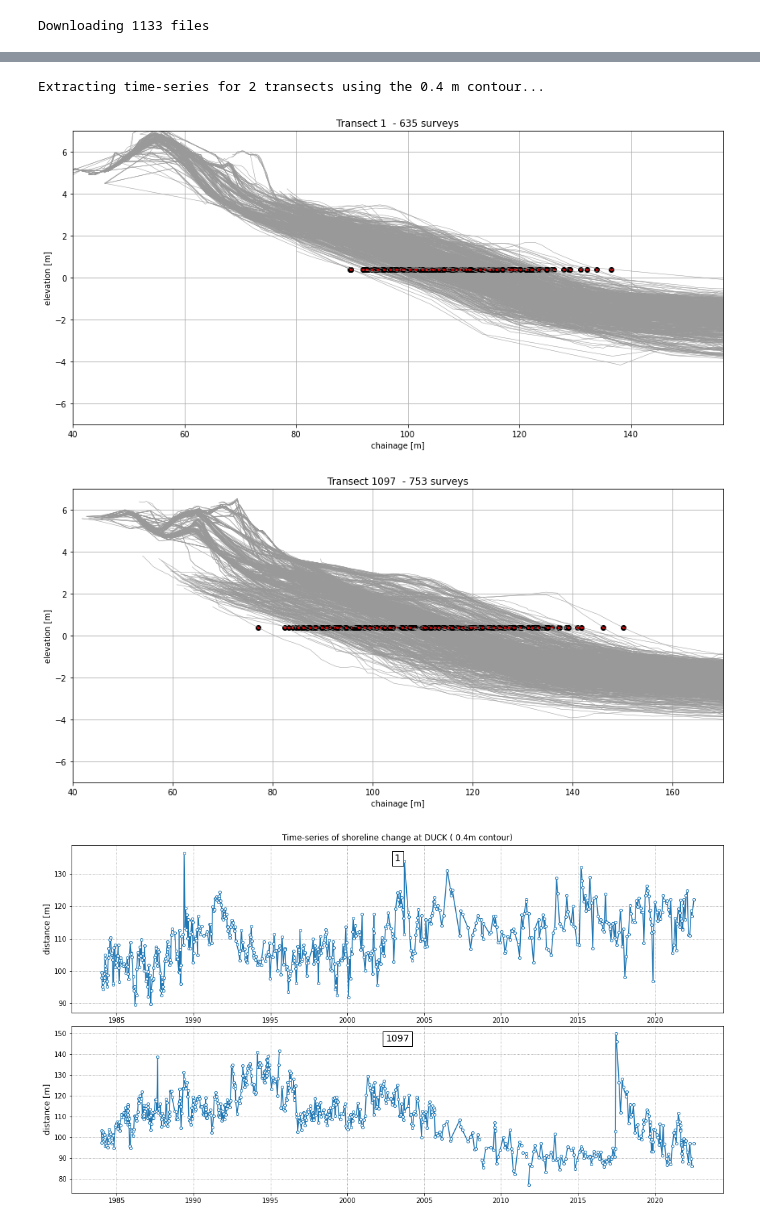
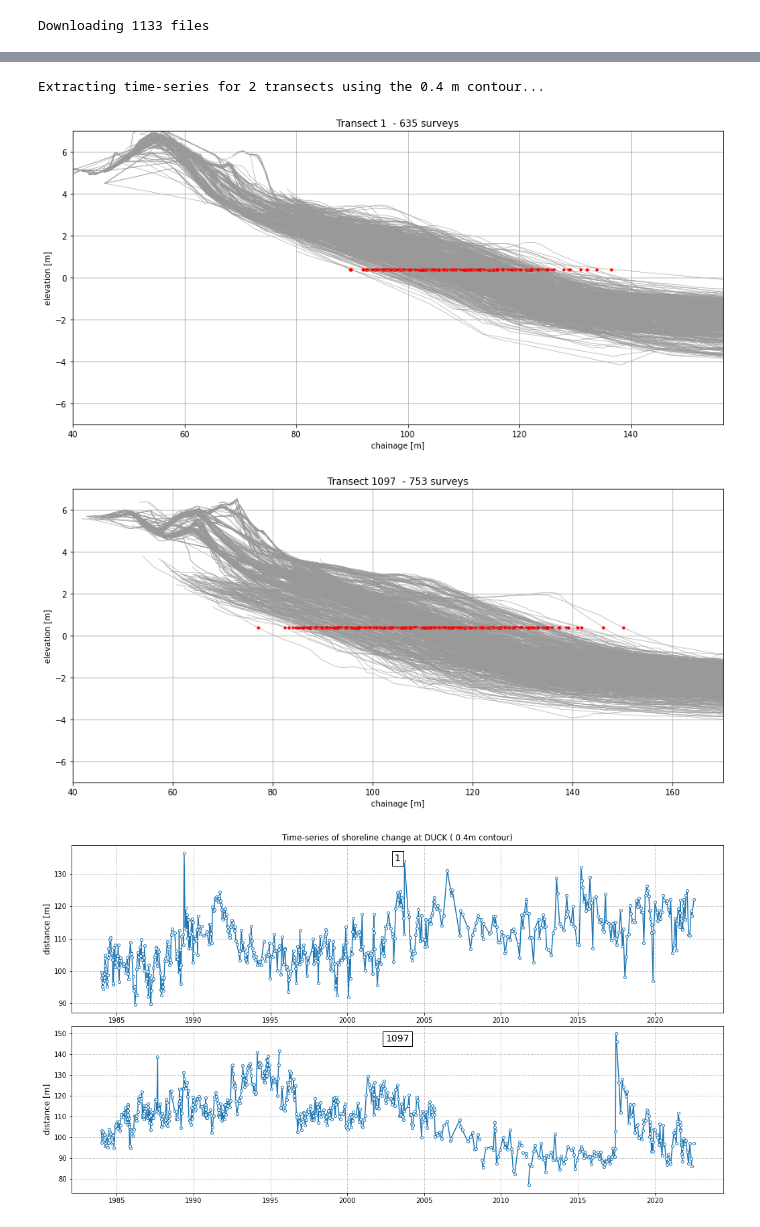
Before and after one commit to SatelliteShorelines/SDS_Benchmark, a Jupyter notebook: 1_preprocess_datasets.ipynb, the cells around one changed output, grey strips where cells are left out. Drawn from its saved outputs; the diff is of its cells as text; code cells hidden in the pictures.

```diff
--- a/1_preprocess_datasets.ipynb
+++ b/1_preprocess_datasets.ipynb
@@ -307,37 +308,36 @@ for i in range(len(pf_names)):
         elevations = survey['elevation'][idx]
         # sort by chainages
         idx_sorted = np.argsort(chainages)
         chainages = chainages[idx_sorted]
         elevations = elevations[idx_sorted]
         chainages_interp = np.arange(np.min(chainages)-1,np.max(chainages)+1,1)
         elevations_interp = np.interp(chainages_interp,chainages,elevations)
         # use interpolation to extract the chainage at the contour level
         f = interpolate.interp1d(elevations_interp, chainages_interp, bounds_error=False)
         chainage_contour_level = float(f(contour_level))
-        plt.plot(chainage_contour_level,contour_level,'ko')
         topo_profiles[pf_names[i]]['chainages'].append(chainage_contour_level)
         topo_profiles[pf_names[i]]['dates'].append(date)
         ax.plot(chainages,elevations,'-',c='0.6',lw=0.5)
-        ax.plot(chainage_contour_level,contour_level,'ro',ms=2,mfc='None')
+        ax.plot(chainage_contour_level,contour_level,'r.')
 
     # convert to np.array
     topo_profiles[pf_names[i]]['chainages'] = np.array(topo_profiles[pf_names[i]]['chainages'])
     if len(topo_profiles[pf_names[i]]['dates']) > 0:
         ax.set(title = 'Transect %s  - %d surveys'%(pf_names[i],len(topo_profiles[pf_names[i]]['dates'])),
                xlabel='chainage [m]', ylabel='elevation [m]', ylim=[-7,7],
                xlim=[40,np.nanmax(topo_profiles[pf_names[i]]['chainages'])+20])
         fig.savefig(os.path.join(fp_figs, 'transect_%s.jpg'%pf_names[i]), dpi=100)
     else:
         topo_profiles.pop(pf_names[i])
         plt.close(fig)
 
 # save survey data
 with open(os.path.join(data_folder, 'DUCK_groundtruth' + '.pkl'), 'wb') as f:
     pickle.dump(topo_profiles, f)
 # %% [output]
 Extracting time-series for 2 transects using the 0.4 m contour...
-[figure, old version]
+[figure, new version]
-[figure, old version]
+[figure, new version]
 # %%
 # plot time-series for each transect
 fig = plt.figure(figsize=[15,8], tight_layout=True)
```
Also changed, not shown: parts of 12 cells of this notebook, 6 other files.
